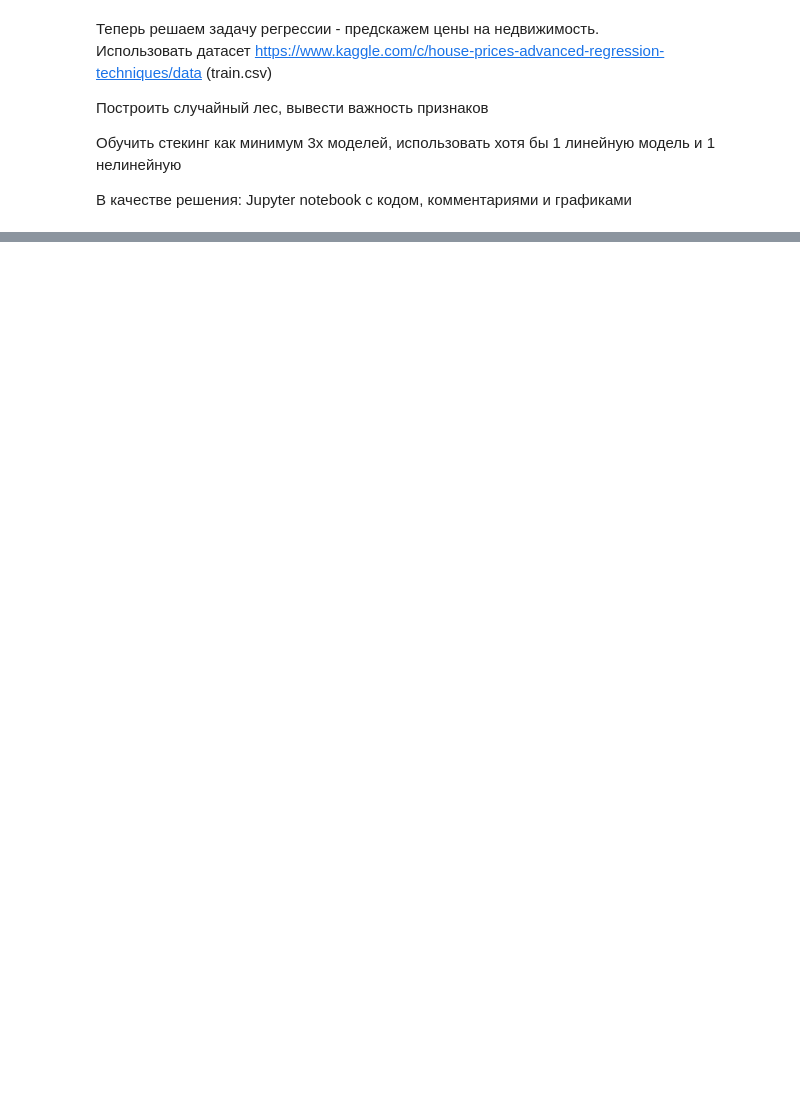
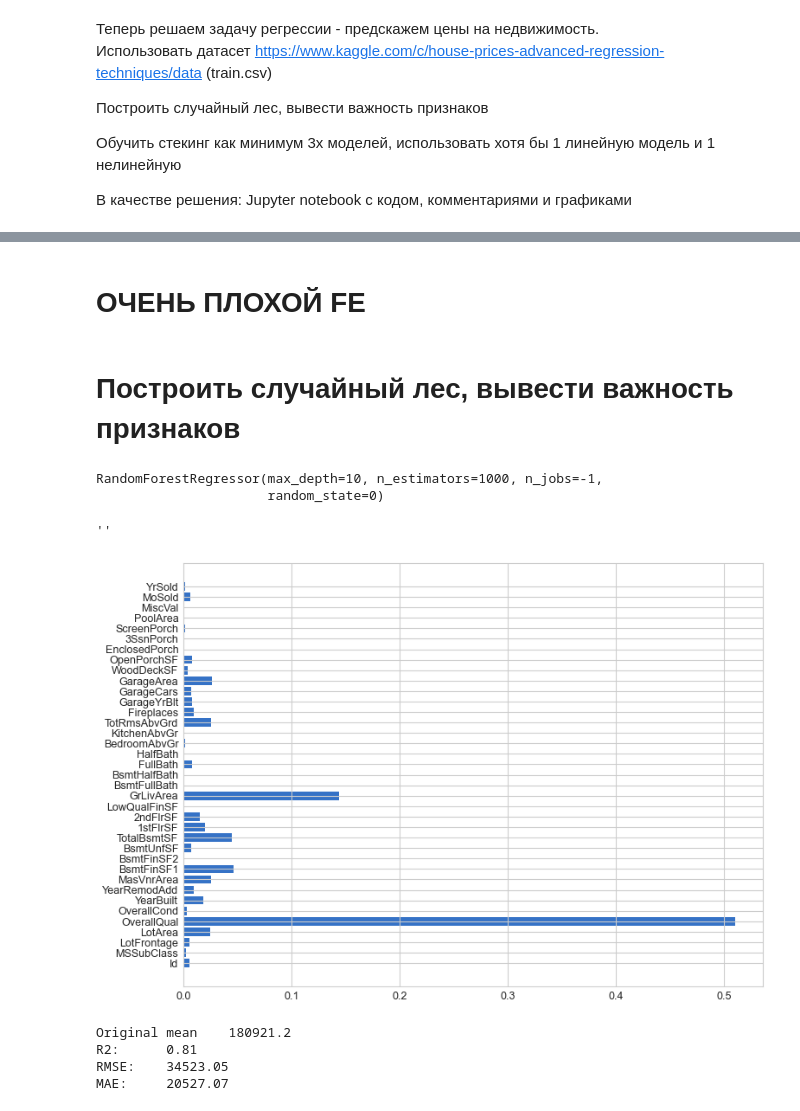
Before and after one commit to HeliosBI/AMLHW5, a Jupyter notebook: HW5.ipynb, the cells around one changed output, grey strips where cells are left out. Cells and saved outputs as stored; diff of their text form; code cells hidden in the pictures; blank space fills up the shorter version.

```diff
--- a/HW5.ipynb
+++ b/HW5.ipynb
@@ -9,0 +92,7 @@
+# %% [markdown]
+# ОЧЕНЬ ПЛОХОЙ FE
+# %%
+X = df.select_dtypes(exclude='object').fillna(-999).drop('SalePrice', axis=1)
+y = df.SalePrice
+# %% [markdown]
+# Построить случайный лес, вывести важность признаков
@@ -9,0 +101,2 @@
+# %%
+X_train, X_test, y_train, y_test = train_test_split(X, y, test_size = 0.75)
@@ -9,0 +105,8 @@
+# %%
+regr_rf = RandomForestRegressor(n_estimators=1000, max_depth=10, max_features='auto',
+                                random_state=0, n_jobs=-1)
+# %%
+regr_rf.fit(X_train, y_train)
+# %% [output]
+RandomForestRegressor(max_depth=10, n_estimators=1000, n_jobs=-1,
+                      random_state=0)
@@ -9,0 +115,7 @@
+# %%
+plt.barh(np.arange(len(regr_rf.feature_importances_)),regr_rf.feature_importances_)
+plt.yticks(np.arange(len(X_train.columns)),X_train.columns)
+''
+# %% [output]
+''
+[figure, added]
@@ -9,0 +124,10 @@
+# %%
+print('Original mean \t', round(df.SalePrice.mean(),2))
+print("R2: \t", round(r2_score(y_test, predictions),2))
+print("RMSE: \t", round(np.sqrt(mean_squared_error(y_test, predictions)),2))
+print("MAE: \t", round(mean_absolute_error(y_test, predictions),2))
+# %% [output]
+Original mean    180921.2
+R2:      0.81
+RMSE:    34523.05
+MAE:     20527.07
```
Also changed, not shown: parts of 14 cells of this notebook.
